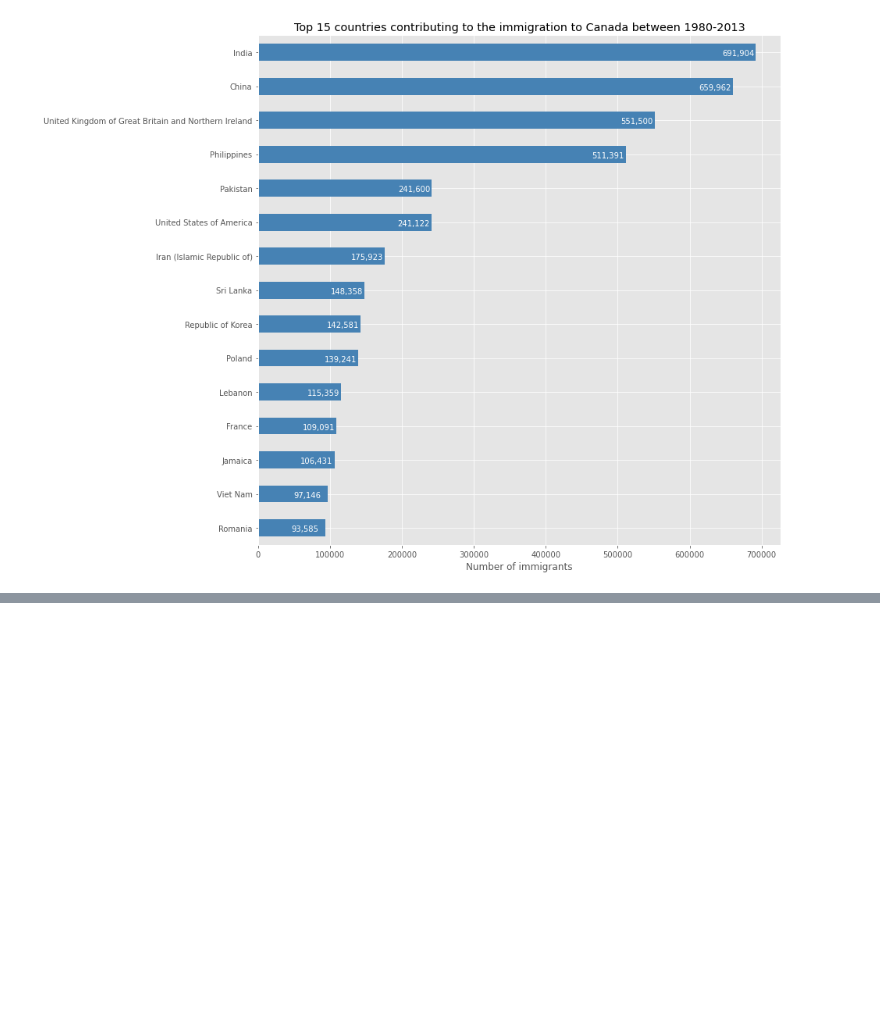
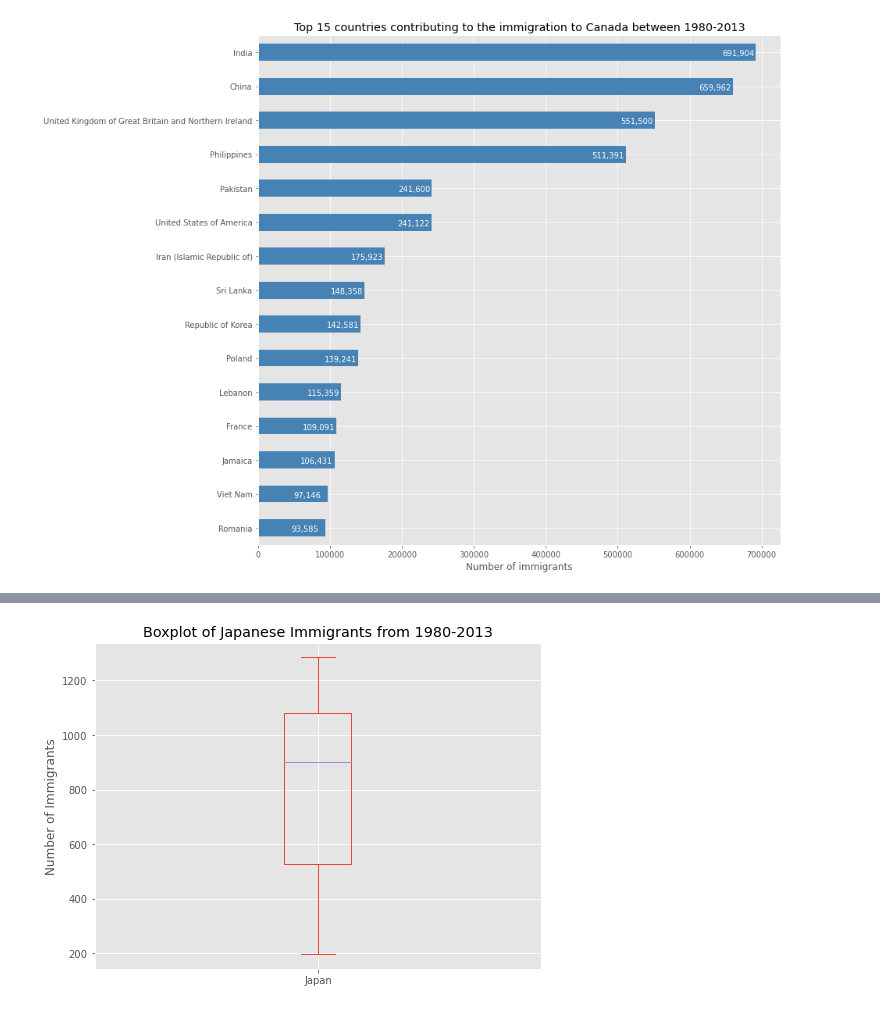
Before and after one commit to mirnav1/immigration, a Jupyter notebook: immigration.ipynb, the cells around one changed output, grey strips where cells are left out. Saved outputs shown, nothing was run; the diff lists cells and outputs as text; code cells hidden in the pictures; blank space fills up the shorter version.

```diff
--- a/immigration.ipynb
+++ b/immigration.ipynb
@@ -712,0 +786,13 @@ plt.show()
+# %%
+#boxplot
+import matplotlib as mpl
+import matplotlib.pyplot as plt
+
+df_japan = df_can.loc[['Japan'],years].transpose()
+df_japan.plot(kind='box', figsize=(8,6))
+plt.title('Boxplot of Japanese Immigrants from 1980-2013')
+plt.ylabel ("Number of Immigrants")
+
+plt.show()
+# %% [output]
+[figure, added]
```
Also changed, not shown: parts of 32 cells of this notebook.
